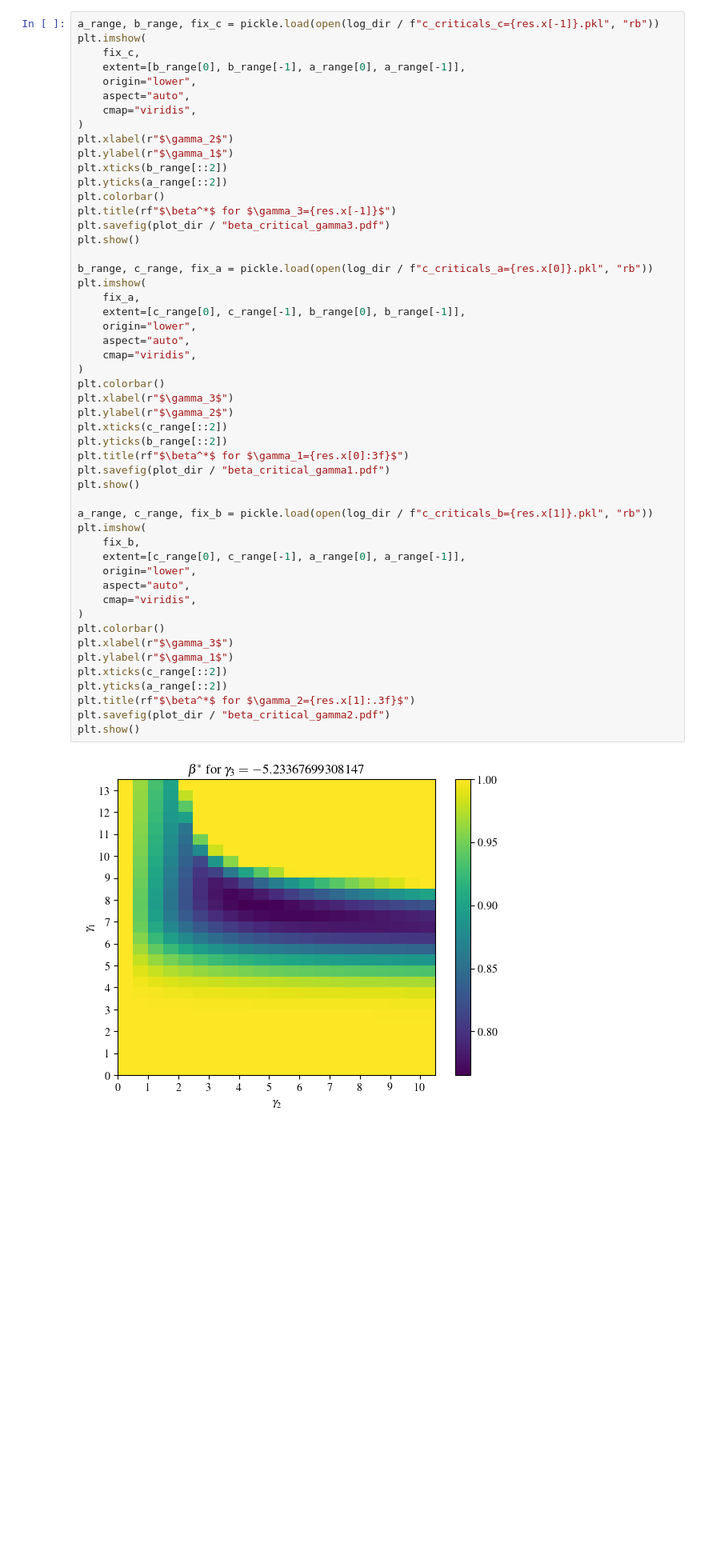
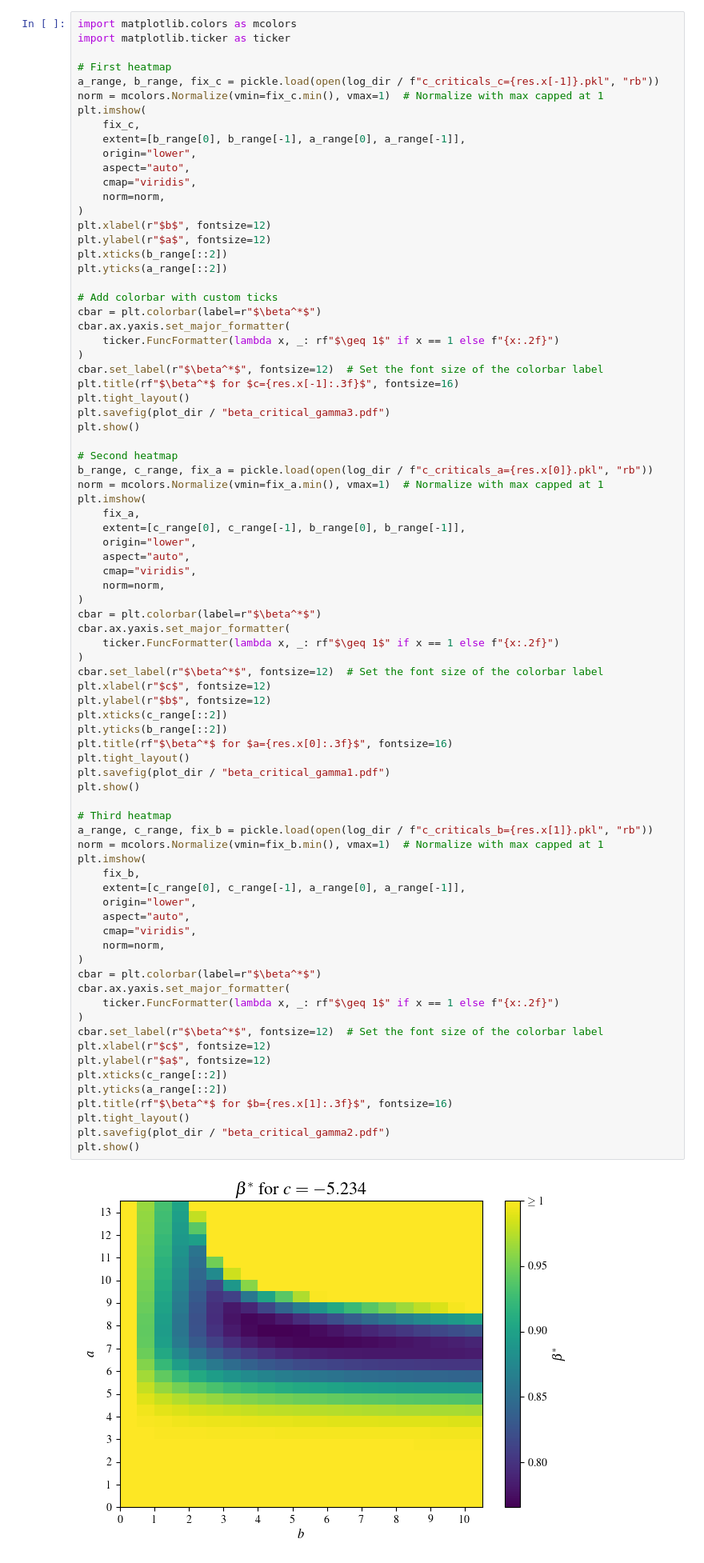
Before and after one commit to yuxinma98/NonlinearLaplacian, a Jupyter notebook: planted_submatrix.ipynb, the cells around one changed output. Shown: that part at 80% size. Drawn from its saved outputs; the diff is of its cells as text; blank space fills up the shorter version.

Commit message:
update heatmap.

```diff
--- a/planted_submatrix.ipynb
+++ b/planted_submatrix.ipynb
@@ -225,55 +225,84 @@ for i, a in enumerate(a_range[:-1]):
 pbar.close()
 pickle.dump([a_range, c_range, c_criticals], open(log_dir / f"c_criticals_b={b}.pkl", "wb"))
 # %%
+import matplotlib.colors as mcolors
+import matplotlib.ticker as ticker
+
+# First heatmap
 a_range, b_range, fix_c = pickle.load(open(log_dir / f"c_criticals_c={res.x[-1]}.pkl", "rb"))
+norm = mcolors.Normalize(vmin=fix_c.min(), vmax=1)  # Normalize with max capped at 1
 plt.imshow(
     fix_c,
     extent=[b_range[0], b_range[-1], a_range[0], a_range[-1]],
     origin="lower",
     aspect="auto",
     cmap="viridis",
+    norm=norm,
 )
-plt.xlabel(r"$\gamma_2$")
-plt.ylabel(r"$\gamma_1$")
+plt.xlabel(r"$b$", fontsize=12)
+plt.ylabel(r"$a$", fontsize=12)
 plt.xticks(b_range[::2])
 plt.yticks(a_range[::2])
-plt.colorbar()
-plt.title(rf"$\beta^*$ for $\gamma_3={res.x[-1]}$")
+
+# Add colorbar with custom ticks
+cbar = plt.colorbar(label=r"$\beta^*$")
+cbar.ax.yaxis.set_major_formatter(
+    ticker.FuncFormatter(lambda x, _: rf"$\geq 1$" if x == 1 else f"{x:.2f}")
+)
+cbar.set_label(r"$\beta^*$", fontsize=12)  # Set the font size of the colorbar label
+plt.title(rf"$\beta^*$ for $c={res.x[-1]:.3f}$", fontsize=16)
+plt.tight_layout()
 plt.savefig(plot_dir / "beta_critical_gamma3.pdf")
 plt.show()
 
+# Second heatmap
 b_range, c_range, fix_a = pickle.load(open(log_dir / f"c_criticals_a={res.x[0]}.pkl", "rb"))
+norm = mcolors.Normalize(vmin=fix_a.min(), vmax=1)  # Normalize with max capped at 1
 plt.imshow(
     fix_a,
     extent=[c_range[0], c_range[-1], b_range[0], b_range[-1]],
     origin="lower",
     aspect="auto",
     cmap="viridis",
+    norm=norm,
 )
-plt.colorbar()
-plt.xlabel(r"$\gamma_3$")
-plt.ylabel(r"$\gamma_2$")
+cbar = plt.colorbar(label=r"$\beta^*$")
+cbar.ax.yaxis.set_major_formatter(
+    ticker.FuncFormatter(lambda x, _: rf"$\geq 1$" if x == 1 else f"{x:.2f}")
+)
+cbar.set_label(r"$\beta^*$", fontsize=12)  # Set the font size of the colorbar label
+plt.xlabel(r"$c$", fontsize=12)
+plt.ylabel(r"$b$", fontsize=12)
 plt.xticks(c_range[::2])
 plt.yticks(b_range[::2])
-plt.title(rf"$\beta^*$ for $\gamma_1={res.x[0]:3f}$")
+plt.title(rf"$\beta^*$ for $a={res.x[0]:.3f}$", fontsize=16)
+plt.tight_layout()
 plt.savefig(plot_dir / "beta_critical_gamma1.pdf")
 plt.show()
 
+# Third heatmap
 a_range, c_range, fix_b = pickle.load(open(log_dir / f"c_criticals_b={res.x[1]}.pkl", "rb"))
+norm = mcolors.Normalize(vmin=fix_b.min(), vmax=1)  # Normalize with max capped at 1
 plt.imshow(
     fix_b,
     extent=[c_range[0], c_range[-1], a_range[0], a_range[-1]],
     origin="lower",
     aspect="auto",
     cmap="viridis",
+    norm=norm,
 )
-plt.colorbar()
-plt.xlabel(r"$\gamma_3$")
-plt.ylabel(r"$\gamma_1$")
+cbar = plt.colorbar(label=r"$\beta^*$")
+cbar.ax.yaxis.set_major_formatter(
+    ticker.FuncFormatter(lambda x, _: rf"$\geq 1$" if x == 1 else f"{x:.2f}")
+)
+cbar.set_label(r"$\beta^*$", fontsize=12)  # Set the font size of the colorbar label
+plt.xlabel(r"$c$", fontsize=12)
+plt.ylabel(r"$a$", fontsize=12)
 plt.xticks(c_range[::2])
 plt.yticks(a_range[::2])
-plt.title(rf"$\beta^*$ for $\gamma_2={res.x[1]:.3f}$")
+plt.title(rf"$\beta^*$ for $b={res.x[1]:.3f}$", fontsize=16)
+plt.tight_layout()
 plt.savefig(plot_dir / "beta_critical_gamma2.pdf")
 plt.show()
 # %% [output]
-[figure, old version]
+[figure, new version]
```
Also changed, not shown: parts of 2 cells of this notebook, 4 other files.
